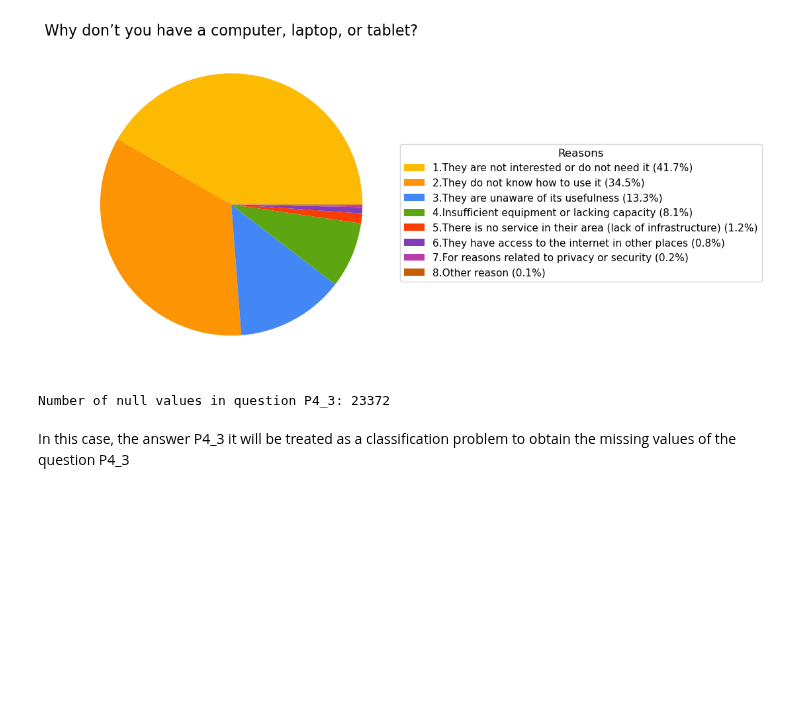
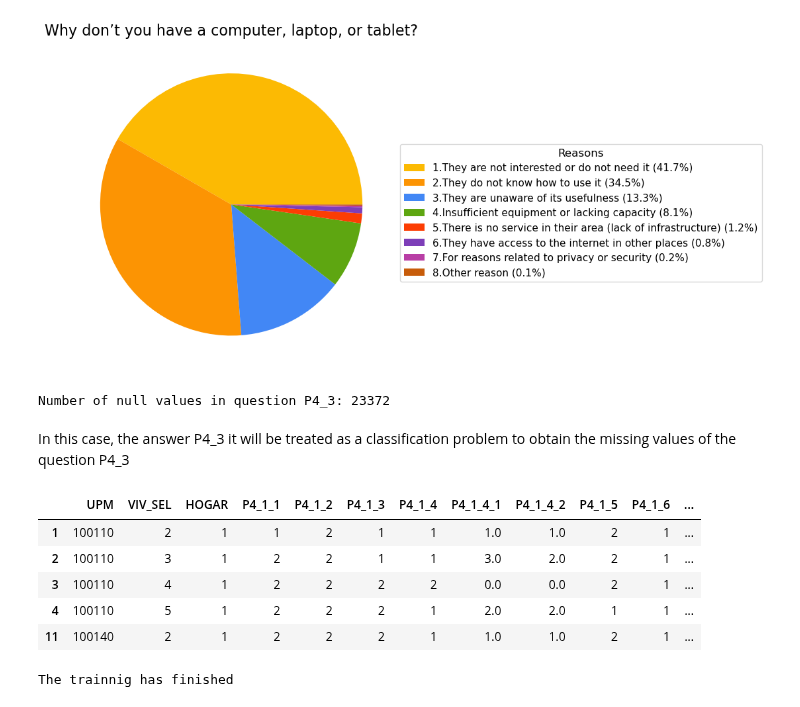
Before and after one commit to aleaguilar0094-ops/Mexican-National-Survey, a Jupyter notebook: Data analysis.ipynb, the cells around one changed output. Saved outputs shown, nothing was run; the diff lists cells and outputs as text; code cells hidden in the pictures; blank space fills up the shorter version.

```diff
--- a/Data analysis.ipynb
+++ b/Data analysis.ipynb
@@ -138,7 +139,15 @@ Number of null values in question P4_3: 23372
 In this case, the answer P4_3 it will be treated as a classification problem to obtain the missing values of the question P4_3
 # %%
 #A new data frame is created base in the original data frame
-data_P4_3_sinNA = hogares.loc[hogares.iloc[:, 20].notna(), columnas_data_P4_3_sinNA]
+data_P4_3_sinNA = hogares.iloc[:, 0:20].dropna()
+data_P4_3_sinNA.head()
+# %% [output]
+|  | UPM | VIV_SEL | HOGAR | P4_1_1 | P4_1_2 | P4_1_3 | P4_1_4 | P4_1_4_1 | P4_1_4_2 | P4_1_5 | P4_1_6 | ... |
+| 1 | 100110 | 2 | 1 | 1 | 2 | 1 | 1 | 1.0 | 1.0 | 2 | 1 | ... |
+| 2 | 100110 | 3 | 1 | 2 | 2 | 1 | 1 | 3.0 | 2.0 | 2 | 1 | ... |
+| 3 | 100110 | 4 | 1 | 2 | 2 | 2 | 2 | 0.0 | 0.0 | 2 | 1 | ... |
+| 4 | 100110 | 5 | 1 | 2 | 2 | 2 | 1 | 2.0 | 2.0 | 1 | 1 | ... |
+| 11 | 100140 | 2 | 1 | 2 | 2 | 2 | 1 | 1.0 | 1.0 | 2 | 1 | ... |
 # %%
 #Libraries are indicated to build a model
 from sklearn import tree
@@ -159,6 +168,8 @@ X_train, X_test, y_train, y_test = train_test_split(
 classifier = tree.DecisionTreeClassifier()
 classifier.fit(X_train, y_train)
 print("The trainnig has finished")
+# %% [output]
+The trainnig has finished
 # %%
 #The model's performance is meassure
 predicted_reasons = classifier.predict(X_test)
```
Also changed, not shown: parts of 2 cells of this notebook.
